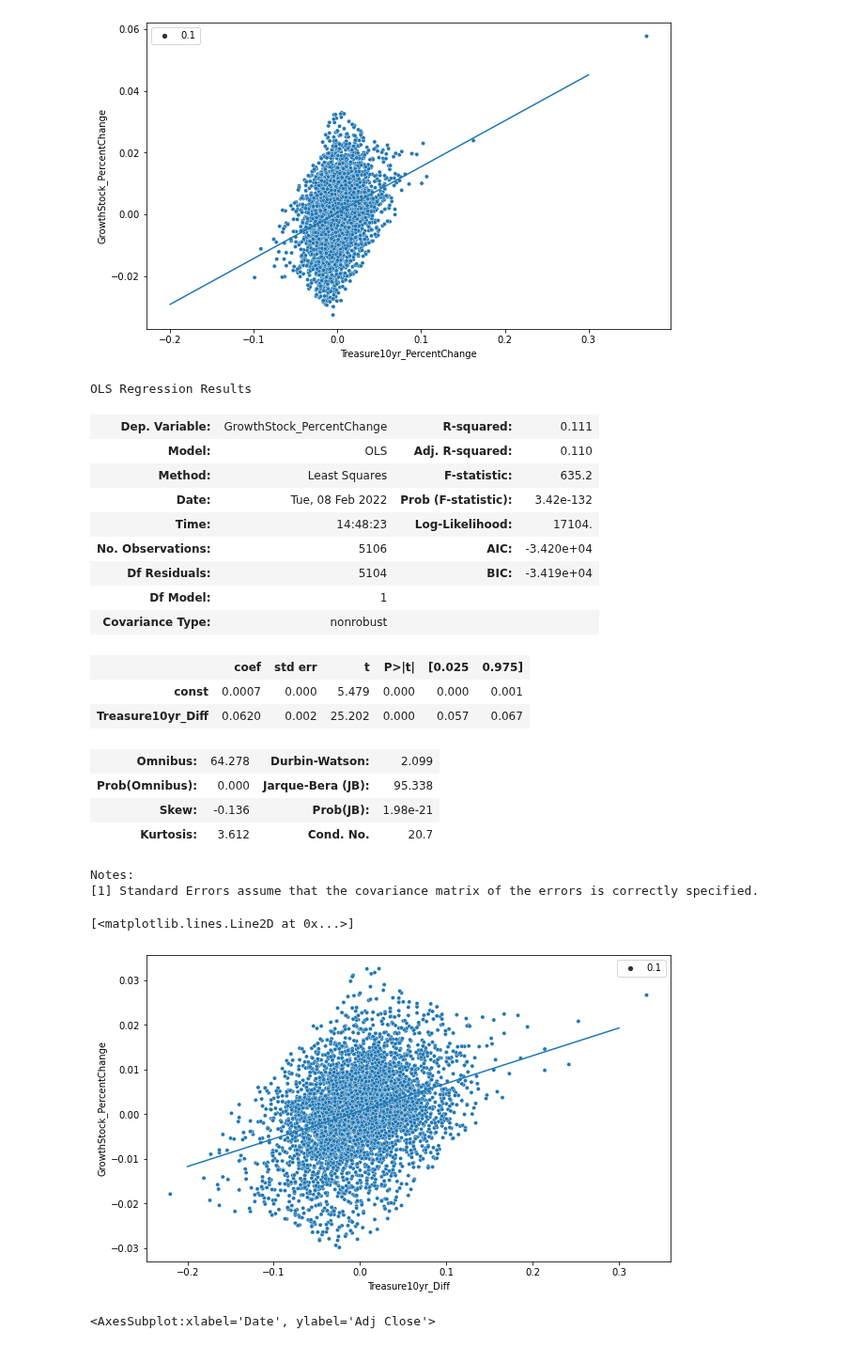
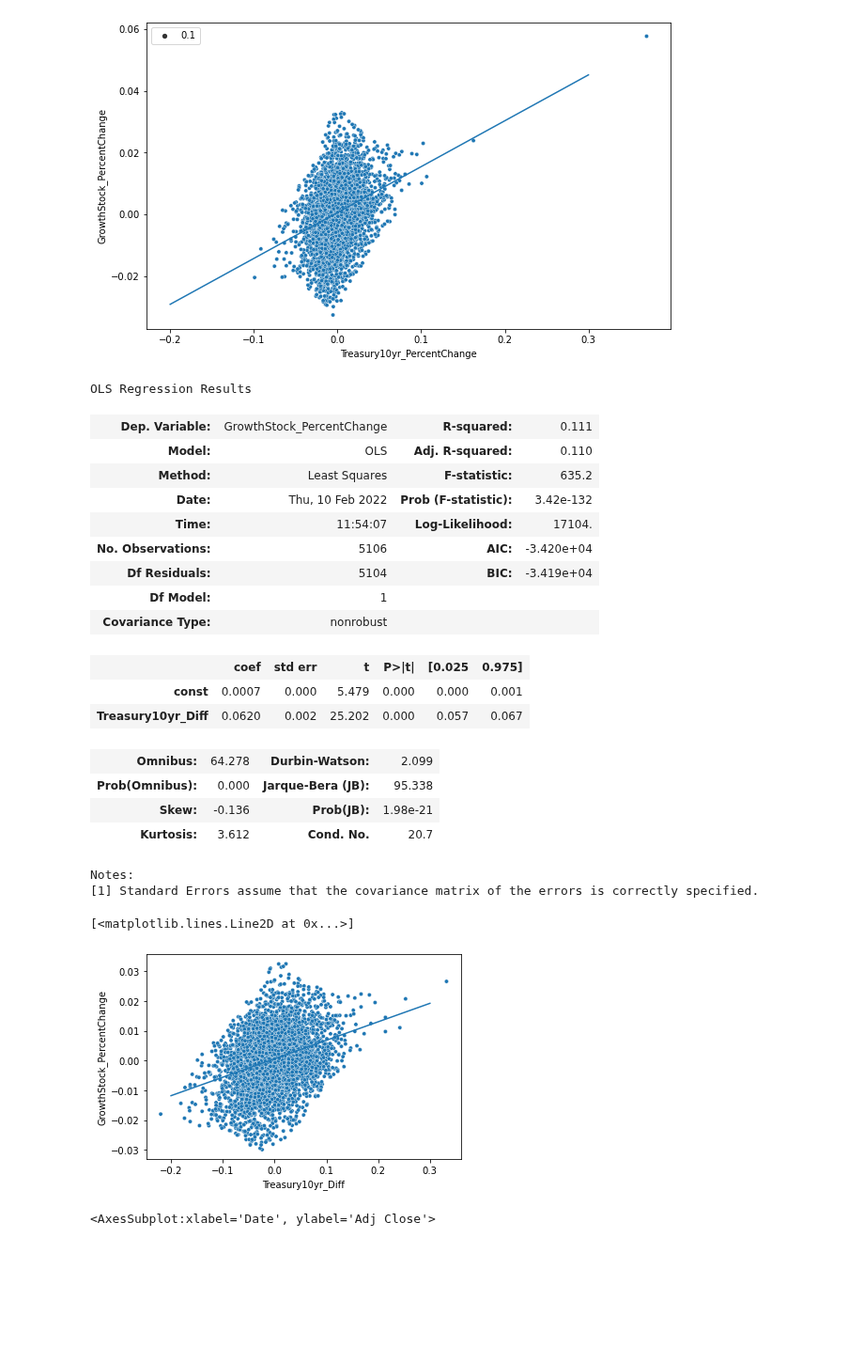
Before and after one commit to lu18cheng/pic16b_stock_analysis, a Jupyter notebook: code/analysis.ipynb, the cells around one changed output. Shown at 94% size. Drawn from its saved outputs; the diff is of its cells as text; code cells hidden in the pictures; blank space fills up the shorter version.

```diff
--- a/code/analysis.ipynb
+++ b/code/analysis.ipynb
@@ -90,7 +146,7 @@ import statsmodels.api as sm
 from statsmodels.regression.linear_model import OLS
 from statsmodels.stats.outliers_influence import OLSInfluence
 # %%
-X = df.Treasure10yr_PercentChange
+X = df.Treasury10yr_PercentChange
 y = df.GrowthStock_PercentChange
 X = sm.add_constant(X)
 
@@ -142,7 +198,7 @@ plt.plot(x0, y0)
 [<matplotlib.lines.Line2D at 0x...>]
 [figure]
 # %%
-X = df.Treasure10yr_Diff
+X = df.Treasury10yr_Diff
 y = df.GrowthStock_PercentChange
 X = sm.add_constant(X)
 
@@ -164,15 +220,15 @@ OLS Regression Results
 | Dep. Variable: | GrowthStock_PercentChange | R-squared: | 0.111 |
 | Model: | OLS | Adj. R-squared: | 0.110 |
 | Method: | Least Squares | F-statistic: | 635.2 |
-| Date: | Tue, 08 Feb 2022 | Prob (F-statistic): | 3.42e-132 |
-| Time: | 14:48:23 | Log-Likelihood: | 17104. |
+| Date: | Thu, 10 Feb 2022 | Prob (F-statistic): | 3.42e-132 |
+| Time: | 11:54:07 | Log-Likelihood: | 17104. |
 | No. Observations: | 5106 | AIC: | -3.420e+04 |
 | Df Residuals: | 5104 | BIC: | -3.419e+04 |
 | Df Model: | 1 |  |  |
 | Covariance Type: | nonrobust |  |  |
 |  | coef | std err | t | P>|t| | [0.025 | 0.975] |
 | const | 0.0007 | 0.000 | 5.479 | 0.000 | 0.000 | 0.001 |
-| Treasure10yr_Diff | 0.0620 | 0.002 | 25.202 | 0.000 | 0.057 | 0.067 |
+| Treasury10yr_Diff | 0.0620 | 0.002 | 25.202 | 0.000 | 0.057 | 0.067 |
 | Omnibus: | 64.278 | Durbin-Watson: | 2.099 |
 | Prob(Omnibus): | 0.000 | Jarque-Bera (JB): | 95.338 |
 | Skew: | -0.136 | Prob(JB): | 1.98e-21 |
@@ -180,19 +236,20 @@ OLS Regression Results
 Notes:
 [1] Standard Errors assume that the covariance matrix of the errors is correctly specified.
 # %%
-plt.figure(figsize = (10,6))
+plt.figure(figsize = (6,4))
 
 sns.scatterplot(x = X.iloc[:,1],
                 y = y,
-                size = 0.1,
-                data = df)
+                size = 0.01,
+                data = df,
+               legend = False)
 
 x0 = np.linspace(-0.2,0.3)
 y0 = results.params[0] + results.params[1] * x0
 plt.plot(x0, y0)
 # %% [output]
 [<matplotlib.lines.Line2D at 0x...>]
-[figure, old version]
+[figure, new version]
 # %%
 IVW.Date = pd.to_datetime(IVW.Date)
 IVW['Diff'] = (IVW['Adj Close'] - IVW['Adj Close'].shift(1))
```
Also changed, not shown: parts of 9 cells of this notebook.
